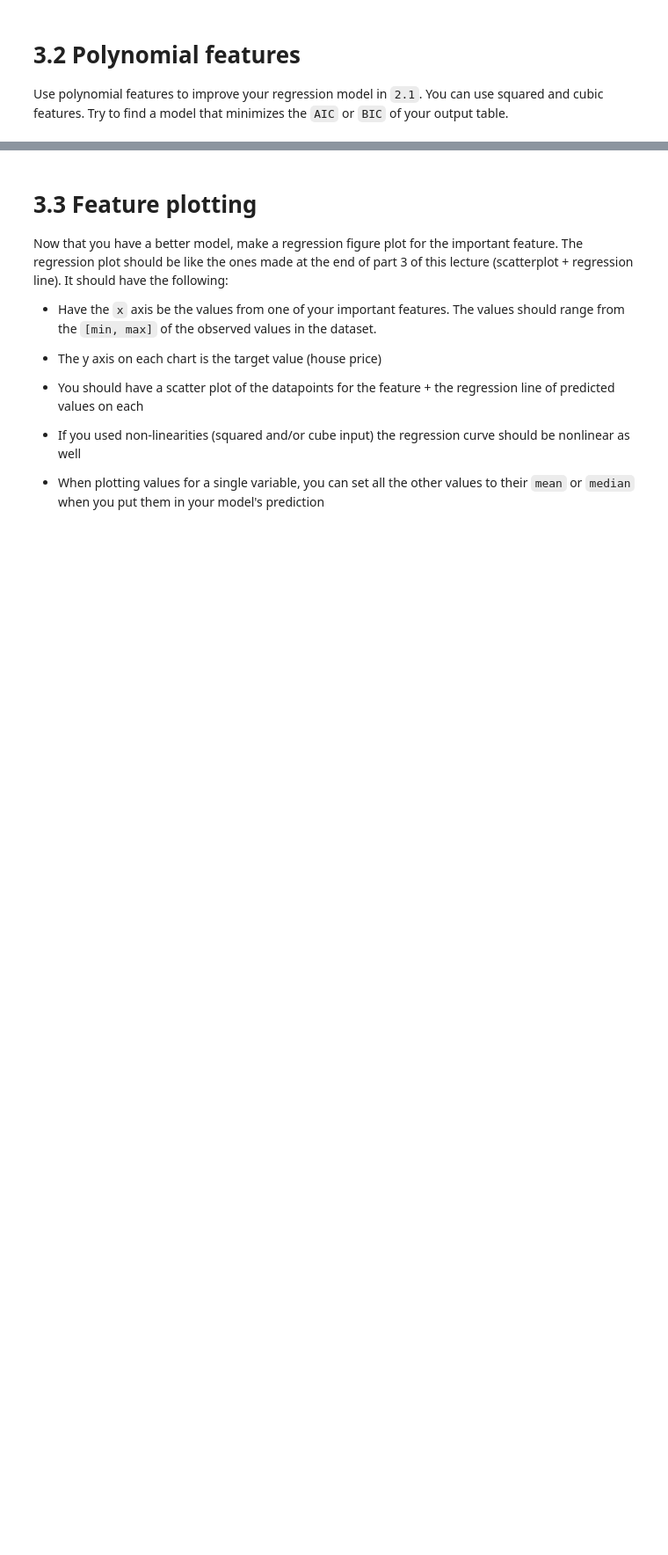
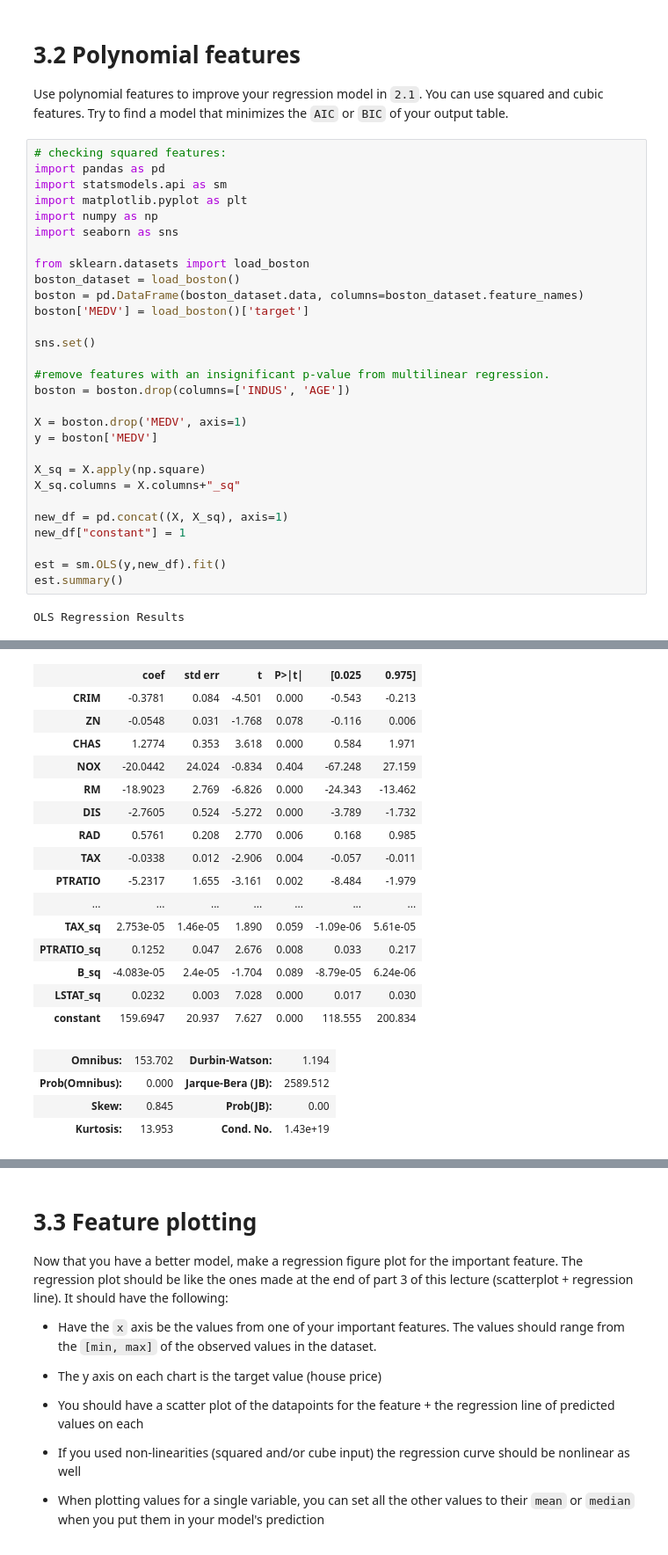
Before and after one commit to mmrossi/m3-1-regression, a Jupyter notebook: workshop.ipynb, the cells around one changed output, grey strips where cells are left out. Shown: that part at 88% size. Cells and saved outputs as stored; diff of their text form; blank space fills up the shorter version.

```diff
--- a/workshop.ipynb
+++ b/workshop.ipynb
@@ -72,3 +316,34 @@ Report the $R^2$ and coefficients on each feature
 # 3.2 Polynomial features
 
 Use polynomial features to improve your regression model in `2.1`. You can use squared and cubic features. Try to find a model that minimizes the `AIC` or `BIC` of your output table.
+# %%
+# checking squared features:
+import pandas as pd
+import statsmodels.api as sm
+import matplotlib.pyplot as plt
+import numpy as np
+import seaborn as sns
+
+from sklearn.datasets import load_boston
+boston_dataset = load_boston()
+boston = pd.DataFrame(boston_dataset.data, columns=boston_dataset.feature_names)
+boston['MEDV'] = load_boston()['target']
+
+sns.set()
+
+#remove features with an insignificant p-value from multilinear regression.
+boston = boston.drop(columns=['INDUS', 'AGE'])
+
+X = boston.drop('MEDV', axis=1)
+y = boston['MEDV']
+
+X_sq = X.apply(np.square)
+X_sq.columns = X.columns+"_sq"
+
+new_df = pd.concat((X, X_sq), axis=1)
+new_df["constant"] = 1
+
+est = sm.OLS(y,new_df).fit()
+est.summary()
+# %% [output]
+OLS Regression Results
@@ -74,0 +359,20 @@ Use polynomial features to improve your regression model in `2.1`. You can use s
+|  | coef | std err | t | P>|t| | [0.025 | 0.975] |
+| CRIM | -0.3781 | 0.084 | -4.501 | 0.000 | -0.543 | -0.213 |
+| ZN | -0.0548 | 0.031 | -1.768 | 0.078 | -0.116 | 0.006 |
+| CHAS | 1.2774 | 0.353 | 3.618 | 0.000 | 0.584 | 1.971 |
+| NOX | -20.0442 | 24.024 | -0.834 | 0.404 | -67.248 | 27.159 |
+| RM | -18.9023 | 2.769 | -6.826 | 0.000 | -24.343 | -13.462 |
+| DIS | -2.7605 | 0.524 | -5.272 | 0.000 | -3.789 | -1.732 |
+| RAD | 0.5761 | 0.208 | 2.770 | 0.006 | 0.168 | 0.985 |
+| TAX | -0.0338 | 0.012 | -2.906 | 0.004 | -0.057 | -0.011 |
+| PTRATIO | -5.2317 | 1.655 | -3.161 | 0.002 | -8.484 | -1.979 |
+| ... | ... | ... | ... | ... | ... | ... |
+| TAX_sq | 2.753e-05 | 1.46e-05 | 1.890 | 0.059 | -1.09e-06 | 5.61e-05 |
+| PTRATIO_sq | 0.1252 | 0.047 | 2.676 | 0.008 | 0.033 | 0.217 |
+| B_sq | -4.083e-05 | 2.4e-05 | -1.704 | 0.089 | -8.79e-05 | 6.24e-06 |
+| LSTAT_sq | 0.0232 | 0.003 | 7.028 | 0.000 | 0.017 | 0.030 |
+| constant | 159.6947 | 20.937 | 7.627 | 0.000 | 118.555 | 200.834 |
+| Omnibus: | 153.702 | Durbin-Watson: | 1.194 |
+| Prob(Omnibus): | 0.000 | Jarque-Bera (JB): | 2589.512 |
+| Skew: | 0.845 | Prob(JB): | 0.00 |
+| Kurtosis: | 13.953 | Cond. No. | 1.43e+19 |
```
Also changed, not shown: parts of 20 cells of this notebook.
